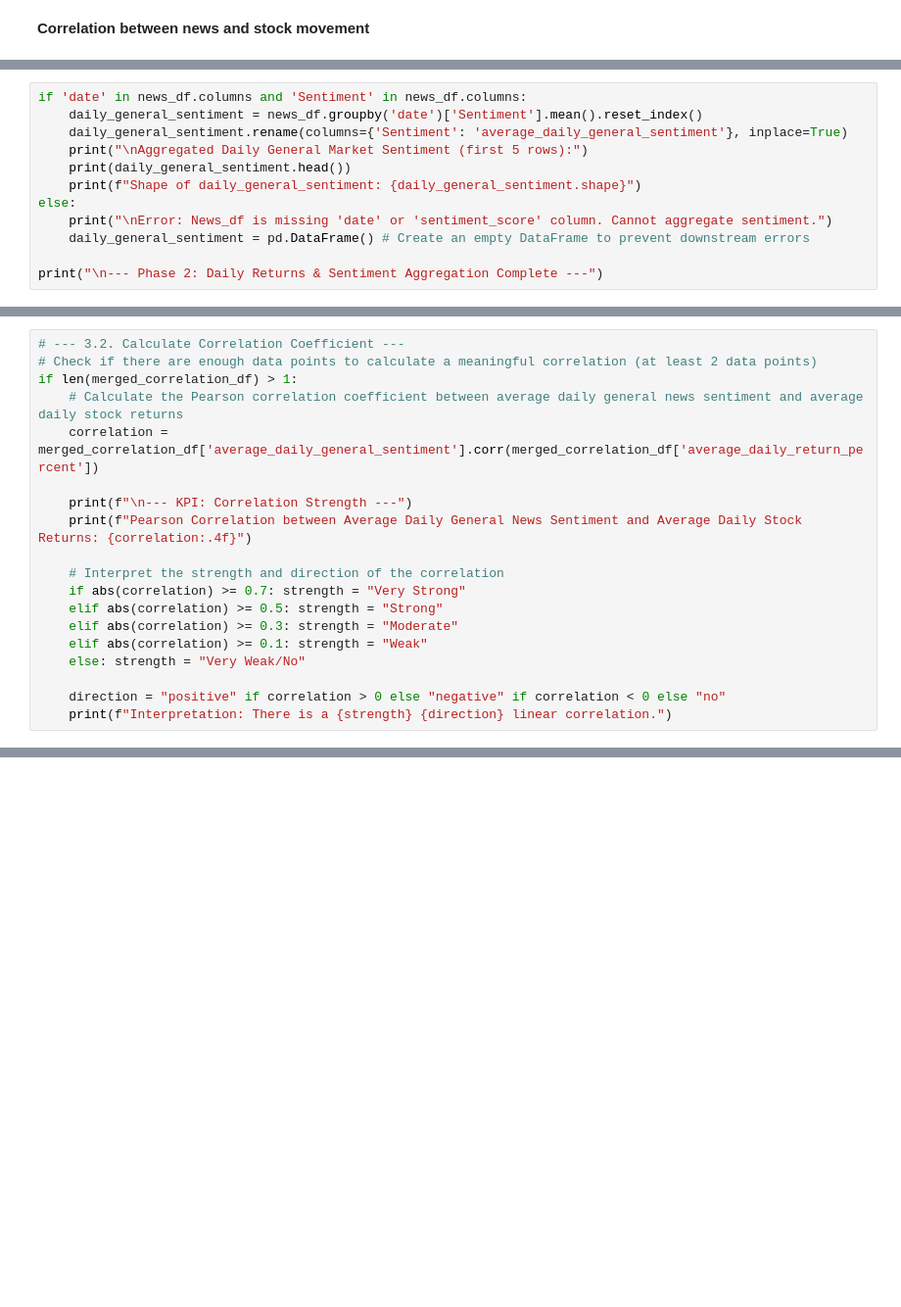
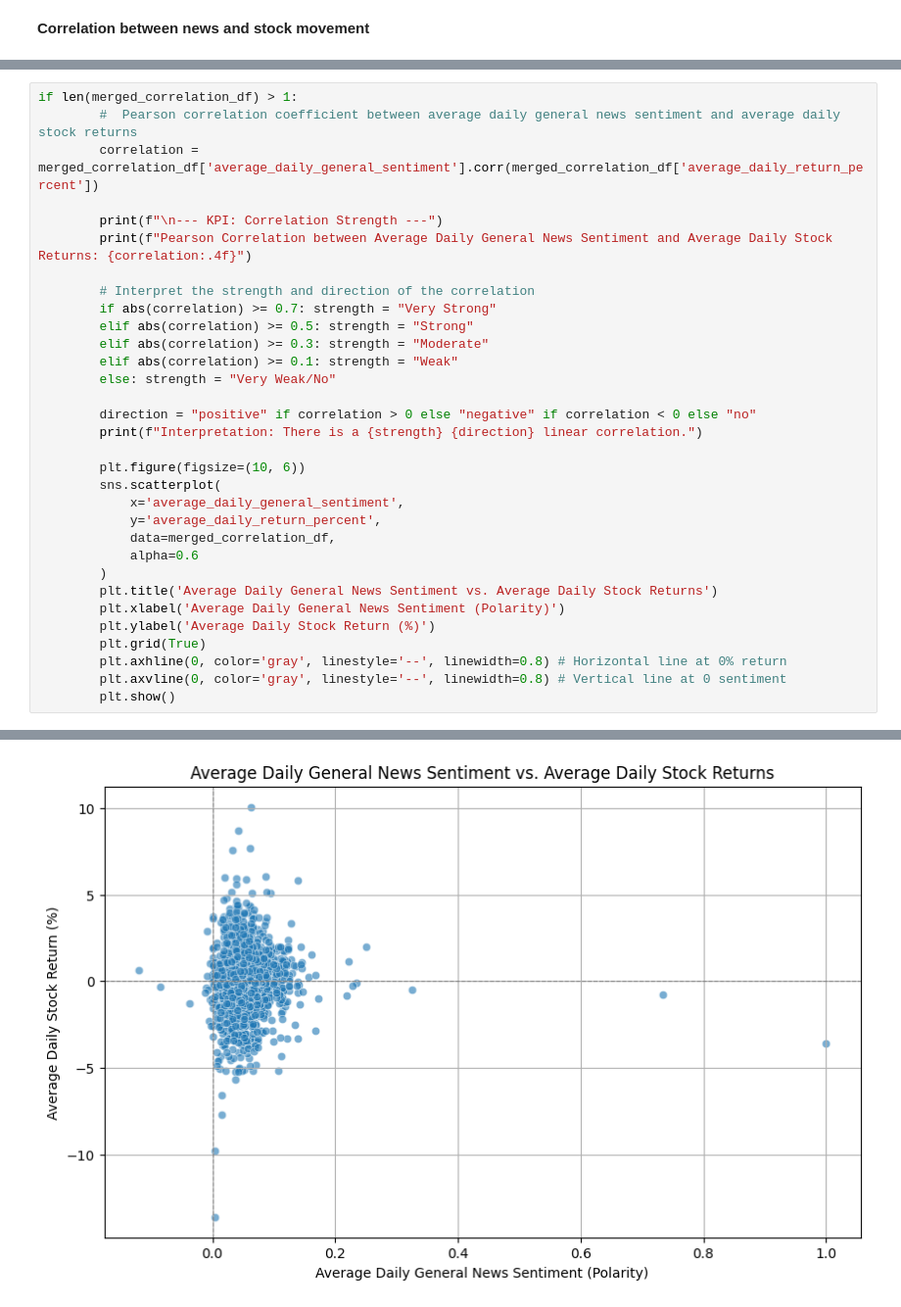
Before and after one commit to hinsenedinka/Nova-Solutions-News-Sentiment-Price-Forecasts, a Jupyter notebook: notebook/Correlation Analysis.ipynb, the cells around one changed output, grey strips where cells are left out. Shown: that part at 98% size. Saved outputs shown, nothing was run; the diff lists cells and outputs as text; blank space fills up the shorter version.

Commit message:
Correlation Analysis finale

```diff
--- a/notebook/Correlation Analysis.ipynb
+++ b/notebook/Correlation Analysis.ipynb
@@ -202,12 +86,0 @@ news_df
-# %%
-if 'date' in news_df.columns and 'Sentiment' in news_df.columns:
-    daily_general_sentiment = news_df.groupby('date')['Sentiment'].mean().reset_index()
-    daily_general_sentiment.rename(columns={'Sentiment': 'average_daily_general_sentiment'}, inplace=True)
-    print("\nAggregated Daily General Market Sentiment (first 5 rows):")
-    print(daily_general_sentiment.head())
-    print(f"Shape of daily_general_sentiment: {daily_general_sentiment.shape}")
-else:
-    print("\nError: News_df is missing 'date' or 'sentiment_score' column. Cannot aggregate sentiment.")
-    daily_general_sentiment = pd.DataFrame() # Create an empty DataFrame to prevent downstream errors
-
-print("\n--- Phase 2: Daily Returns & Sentiment Aggregation Complete ---")
@@ -252,21 +261,34 @@ Shape of merged_correlation_df: (2757, 3)
 # %%
-# --- 3.2. Calculate Correlation Coefficient ---
-# Check if there are enough data points to calculate a meaningful correlation (at least 2 data points)
 if len(merged_correlation_df) > 1:
-    # Calculate the Pearson correlation coefficient between average daily general news sentiment and average daily stock returns
-    correlation = merged_correlation_df['average_daily_general_sentiment'].corr(merged_correlation_df['average_daily_return_percent'])
+        #  Pearson correlation coefficient between average daily general news sentiment and average daily stock returns
+        correlation = merged_correlation_df['average_daily_general_sentiment'].corr(merged_correlation_df['average_daily_return_percent'])
 
-    print(f"\n--- KPI: Correlation Strength ---")
-    print(f"Pearson Correlation between Average Daily General News Sentiment and Average Daily Stock Returns: {correlation:.4f}")
+        print(f"\n--- KPI: Correlation Strength ---")
+        print(f"Pearson Correlation between Average Daily General News Sentiment and Average Daily Stock Returns: {correlation:.4f}")
 
-    # Interpret the strength and direction of the correlation
-    if abs(correlation) >= 0.7: strength = "Very Strong"
-    elif abs(correlation) >= 0.5: strength = "Strong"
-    elif abs(correlation) >= 0.3: strength = "Moderate"
-    elif abs(correlation) >= 0.1: strength = "Weak"
-    else: strength = "Very Weak/No"
+        # Interpret the strength and direction of the correlation
+        if abs(correlation) >= 0.7: strength = "Very Strong"
+        elif abs(correlation) >= 0.5: strength = "Strong"
+        elif abs(correlation) >= 0.3: strength = "Moderate"
+        elif abs(correlation) >= 0.1: strength = "Weak"
+        else: strength = "Very Weak/No"
 
-    direction = "positive" if correlation > 0 else "negative" if correlation < 0 else "no"
-    print(f"Interpretation: There is a {strength} {direction} linear correlation.")
+        direction = "positive" if correlation > 0 else "negative" if correlation < 0 else "no"
+        print(f"Interpretation: There is a {strength} {direction} linear correlation.")
+
+        plt.figure(figsize=(10, 6))
+        sns.scatterplot(
+            x='average_daily_general_sentiment',
+            y='average_daily_return_percent',
+            data=merged_correlation_df,
+            alpha=0.6
+        )
+        plt.title('Average Daily General News Sentiment vs. Average Daily Stock Returns')
+        plt.xlabel('Average Daily General News Sentiment (Polarity)')
+        plt.ylabel('Average Daily Stock Return (%)')
+        plt.grid(True)
+        plt.axhline(0, color='gray', linestyle='--', linewidth=0.8) # Horizontal line at 0% return
+        plt.axvline(0, color='gray', linestyle='--', linewidth=0.8) # Vertical line at 0 sentiment
+        plt.show()
 # %% [output]
 --- KPI: Correlation Strength ---
@@ -274 +296,2 @@ Pearson Correlation between Average Daily General News Sentiment and Average Dai
 Interpretation: There is a Very Weak/No positive linear correlation.
+[figure, added]
```
Also changed, not shown: parts of 15 cells of this notebook.
